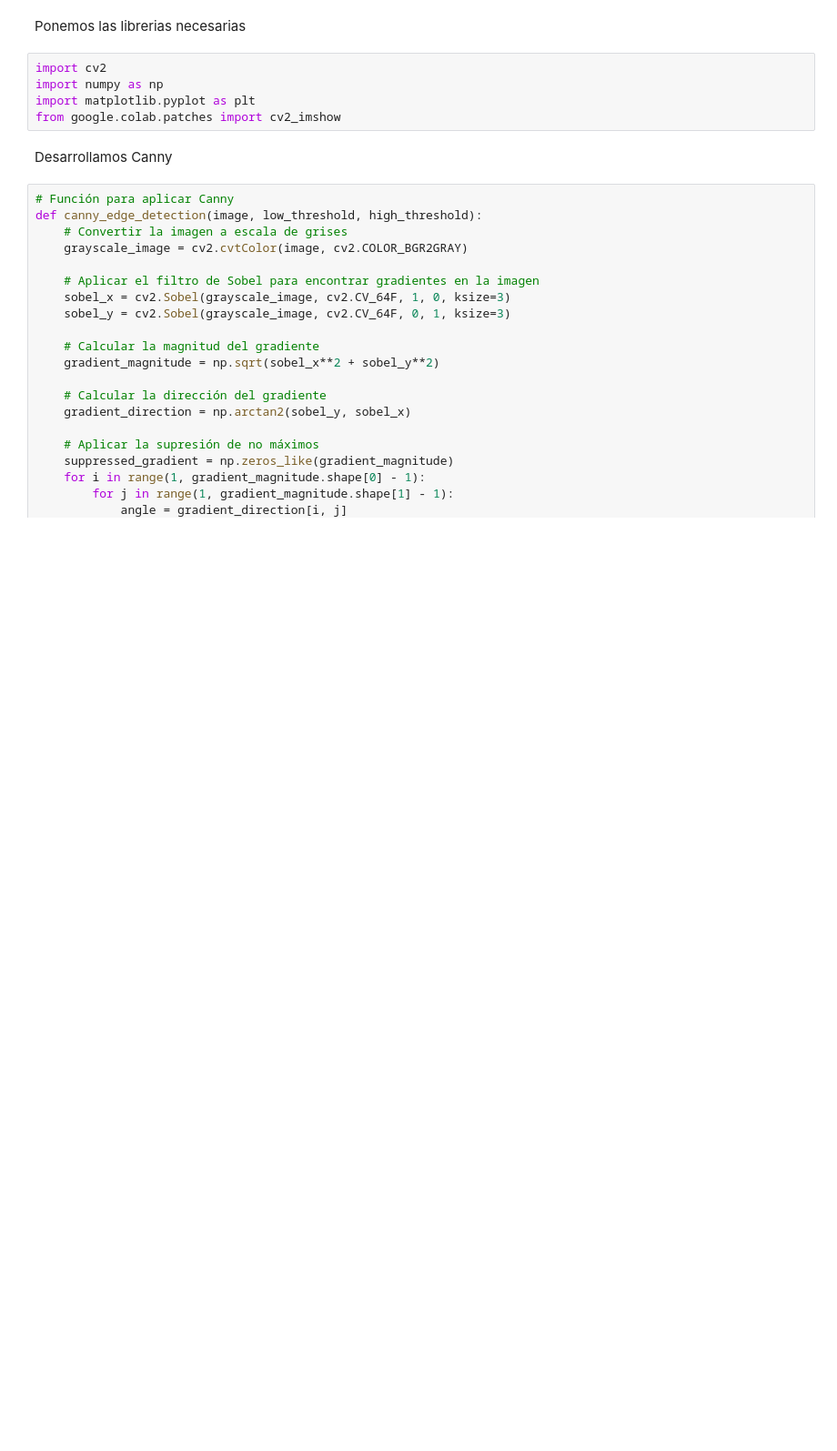
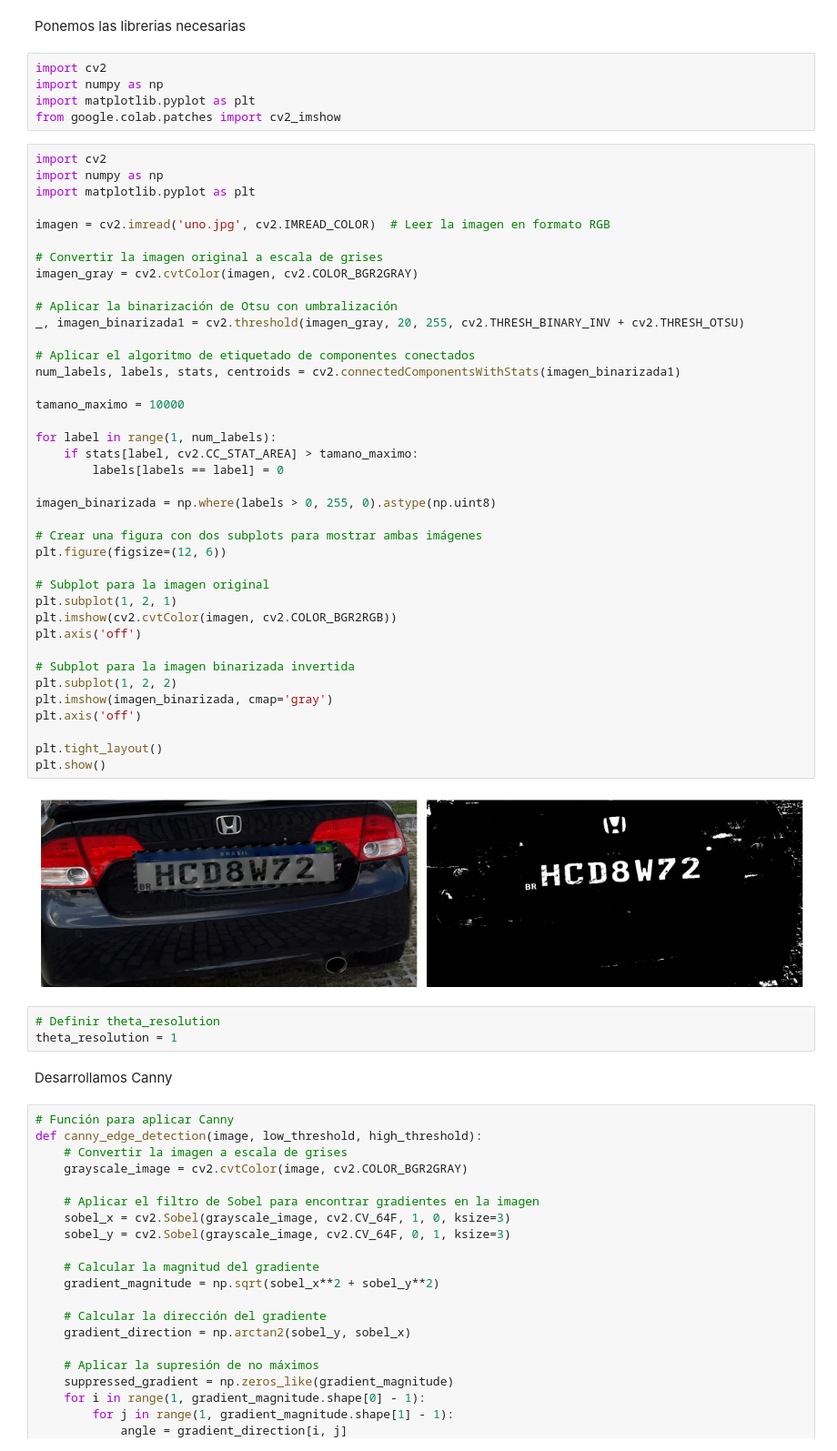
Before and after one commit to AngelRosalesContreras/Practica_1-3, a Jupyter notebook: Practica_1_3.ipynb, the cells around one changed output. Shown at 91% size. Saved outputs shown, nothing was run; the diff lists cells and outputs as text; blank space fills up the shorter version.

```diff
--- a/Practica_1_3.ipynb
+++ b/Practica_1_3.ipynb
@@ -168,6 +168,50 @@ import cv2
 import numpy as np
 import matplotlib.pyplot as plt
 from google.colab.patches import cv2_imshow
+# %%
+import cv2
+import numpy as np
+import matplotlib.pyplot as plt
+
+imagen = cv2.imread('uno.jpg', cv2.IMREAD_COLOR)  # Leer la imagen en formato RGB
+
+# Convertir la imagen original a escala de grises
+imagen_gray = cv2.cvtColor(imagen, cv2.COLOR_BGR2GRAY)
+
+# Aplicar la binarización de Otsu con umbralización
+_, imagen_binarizada1 = cv2.threshold(imagen_gray, 20, 255, cv2.THRESH_BINARY_INV + cv2.THRESH_OTSU)
+
+# Aplicar el algoritmo de etiquetado de componentes conectados
+num_labels, labels, stats, centroids = cv2.connectedComponentsWithStats(imagen_binarizada1)
+
+tamano_maximo = 10000
+
+for label in range(1, num_labels):
+    if stats[label, cv2.CC_STAT_AREA] > tamano_maximo:
+        labels[labels == label] = 0
+
+imagen_binarizada = np.where(labels > 0, 255, 0).astype(np.uint8)
+
+# Crear una figura con dos subplots para mostrar ambas imágenes
+plt.figure(figsize=(12, 6))
+
+# Subplot para la imagen original
+plt.subplot(1, 2, 1)
+plt.imshow(cv2.cvtColor(imagen, cv2.COLOR_BGR2RGB))
+plt.axis('off')
+
+# Subplot para la imagen binarizada invertida
+plt.subplot(1, 2, 2)
+plt.imshow(imagen_binarizada, cmap='gray')
+plt.axis('off')
+
+plt.tight_layout()
+plt.show()
+# %% [output]
+[figure, added]
+# %%
+# Definir theta_resolution
+theta_resolution = 1
 # %% [markdown]
 Desarrollamos Canny
 # %%
```
Also changed, not shown: parts of 2 cells of this notebook.
